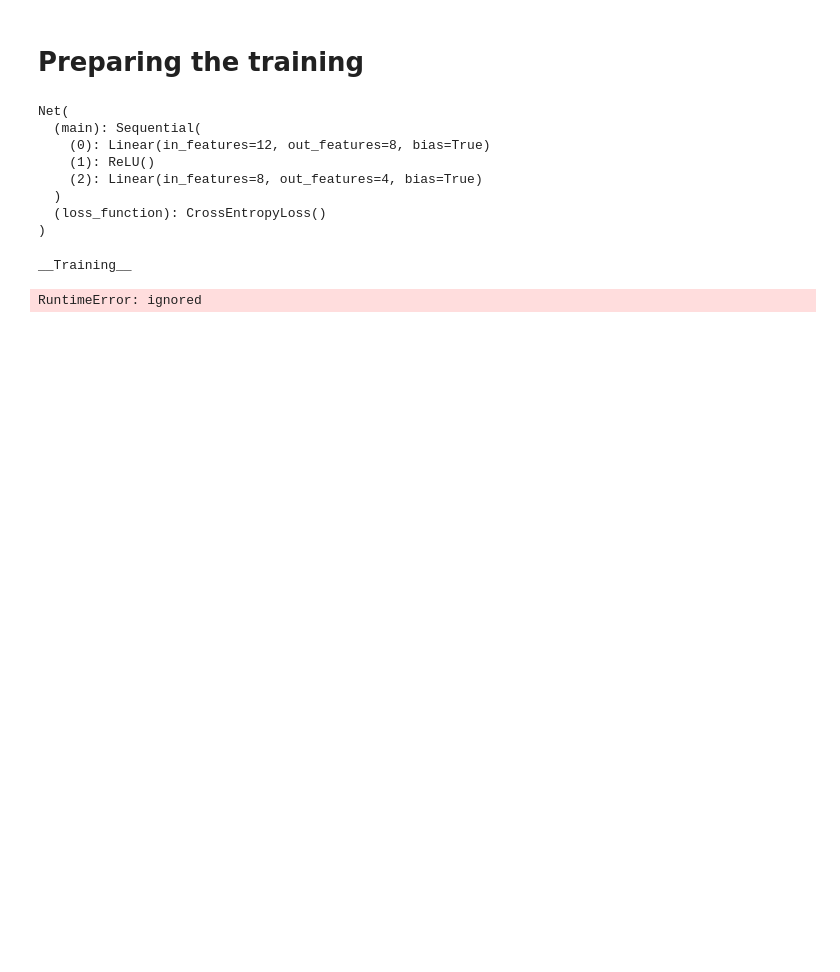
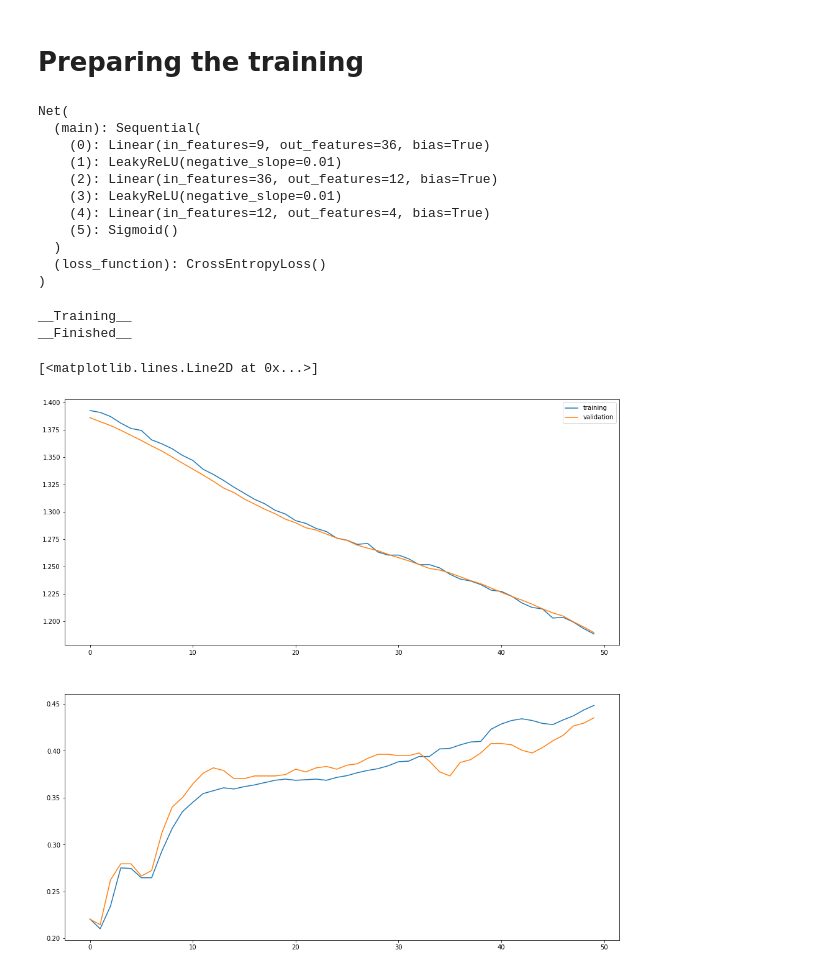
Before and after one commit to TimoBl/Spotify-Data-Analysis, a Jupyter notebook: Mood_Classifier.ipynb, the cells around one changed output. Cells and saved outputs as stored; diff of their text form; code cells hidden in the pictures; blank space fills up the shorter version.

Commit message:
Trained the model

```diff
--- a/Mood_Classifier.ipynb
+++ b/Mood_Classifier.ipynb
@@ -224,9 +224,12 @@ valid_loader = DataLoader(valid_dataset, batch_size=64, shuffle=True)
 class Net(nn.Module):
   def __init__(self, loss_function):
     super(Net, self).__init__()
-    self.main = nn.Sequential(nn.Linear(12, 8),
-                              nn.ReLU(),
-                              nn.Linear(8, 4))
+    self.main = nn.Sequential(nn.Linear(9, 36),
+                              nn.LeakyReLU(),
+                              nn.Linear(36, 12),
+                              nn.LeakyReLU(),
+                              nn.Linear(12, 4),
+                              nn.Sigmoid())
     self.loss_function = loss_function
 
   def forward(self, x):
@@ -235,14 +238,17 @@ class Net(nn.Module):
 
 loss_function = nn.CrossEntropyLoss()
 model = Net(loss_function)
-model.optimizer = torch.optim.Adam(model.parameters(), lr=0.0003, betas=(0.9, 0.999), eps=1e-08, weight_decay=0, amsgrad=False)
+model.optimizer = torch.optim.Adam(model.parameters(), lr=0.0001)
 model.to(device)
 # %% [output]
 Net(
   (main): Sequential(
-    (0): Linear(in_features=12, out_features=8, bias=True)
-    (1): ReLU()
-    (2): Linear(in_features=8, out_features=4, bias=True)
+    (0): Linear(in_features=9, out_features=36, bias=True)
+    (1): LeakyReLU(negative_slope=0.01)
+    (2): Linear(in_features=36, out_features=12, bias=True)
+    (3): LeakyReLU(negative_slope=0.01)
+    (4): Linear(in_features=12, out_features=4, bias=True)
+    (5): Sigmoid()
   )
   (loss_function): CrossEntropyLoss()
 )
@@ -253,7 +259,7 @@ def get_prediction(model, features, labels):
 
     #predict
     pred = model(features)
-    pred_label = pred.argmax(dim=1)
+    pred_labels = pred.argmax(dim=1)
 
     #loss
     correct = (pred_labels == labels).sum().item()
@@ -263,15 +269,17 @@ def get_prediction(model, features, labels):
 # %%
 def train_model(model, loader, training):
     model.eval()
-    accuracies = []
+    correct = 0
+    count = 0
     losses = []
 
     for (features, labels) in loader:
         #get prediction
-        correct, loss = get_prediction(model, features, labels)
+        corr, loss = get_prediction(model, features, labels)
 
         #keep track
-        accuracies.append((correct / len(labels)))
+        correct += corr
+        count += len(labels)
         losses.append(loss.item())
 
         if training:
@@ -280,7 +288,7 @@ def train_model(model, loader, training):
 
     #average out
     avg_loss = sum(losses) / len(losses)
-    avg_accuracy = sum(accuracies) / len(accuracies)
+    avg_accuracy = correct / count
 
     return avg_loss, avg_accuracy
 # %%
@@ -301,7 +309,21 @@ def run(model, train_loader, valid_loader, num_epochs):
 
     return training, validation
 # %%
-training, validation = run(model, train_loader, valid_loader, 3)
+training, validation = run(model, train_loader, valid_loader, 50)
+train_loss, train_acc = np.array(*[training]).transpose()
+val_loss, val_acc = np.array(*[validation]).transpose()
 # %% [output]
 __Training__
+__Finished__
-RuntimeError: ignored
+# %%
+fig, ax = plt.subplots(2, figsize=(16, 16))
+
+ax[0].plot(train_loss, label="training")
+ax[0].plot(val_loss, label="validation")
+ax[0].legend()
+
+ax[1].plot(train_acc, label="training")
+ax[1].plot(val_acc, label="validation")
+# %% [output]
+[<matplotlib.lines.Line2D at 0x...>]
+[figure, added]
```
Also changed, not shown: parts of 8 cells of this notebook.
